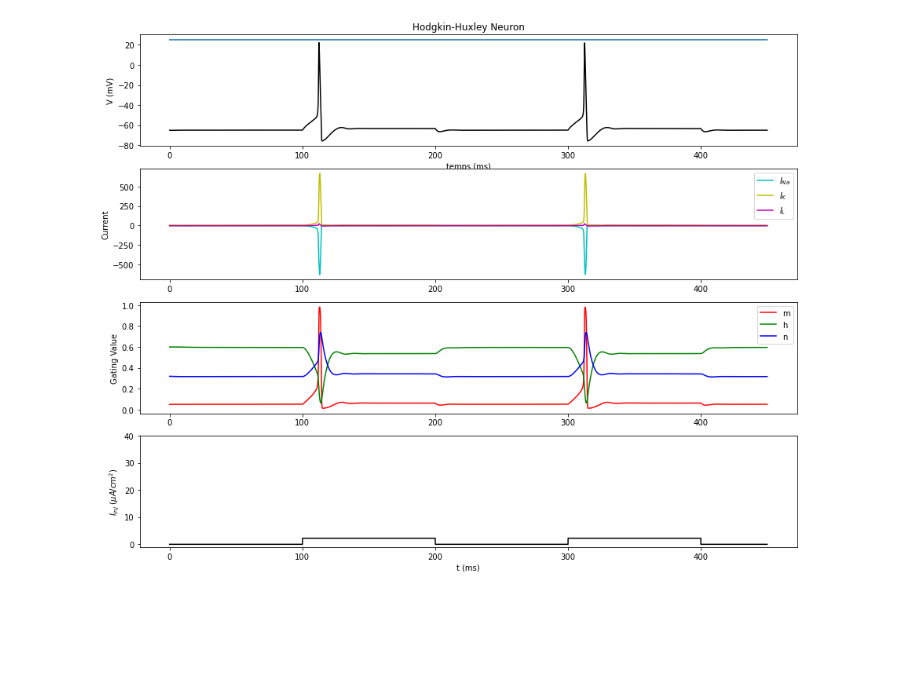
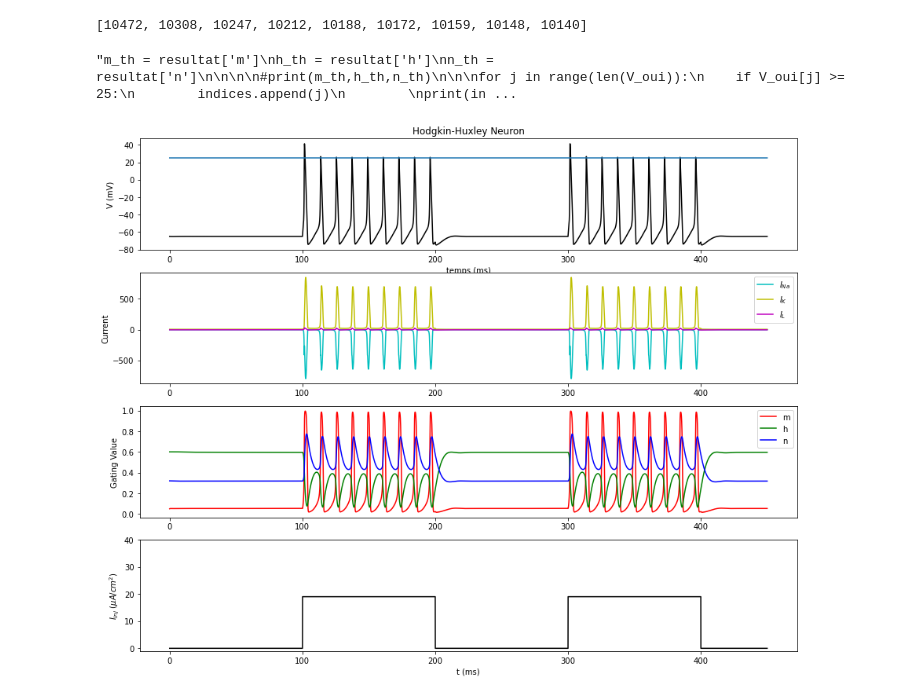
Before and after one commit to JulieDandrimont/MAT1919-Travail_final, a Jupyter notebook: brouillon.ipynb, the cells around one changed output. Cells and saved outputs as stored; diff of their text form; code cells hidden in the pictures; blank space fills up the shorter version.

```diff
--- a/brouillon.ipynb
+++ b/brouillon.ipynb
@@ -20,8 +20,7 @@ t = np.arange(00.0, 450.0, 0.01)
 
 # fonction définissant le courant entrant pour la simulation
 
-def I_inj(t): #2.2403775  2.2403777 2.2402->ne fire pas -- 2.24036(fire mais pas 25)
-    i = 2.24038
+def I_inj(t,i): #2.2404
     return i*(t>100) - i*(t>200) + i*(t>300) - i*(t>400)
 
 # valeurs initiales de courant global et pour chaque canal ionique
@@ -124,7 +125,7 @@ class HodgkinHuxley():
         V, m, h, n = X
 
 
-        dVdt = (I_inj(t) - self.I_Na(V, m, h) - self.I_K(V, n) - self.I_L(V)) / self.C_m
+        dVdt = (I_inj(t,i) - self.I_Na(V, m, h) - self.I_K(V, n) - self.I_L(V)) / self.C_m
         dmdt = self.alpha_m(V)*(1.0-m) - self.beta_m(V)*m
         dhdt = self.alpha_h(V)*(1.0-h) - self.beta_h(V)*h
         dndt = self.alpha_n(V)*(1.0-n) - self.beta_n(V)*n
@@ -182,38 +160,88 @@ y_line = [25]*len(t)
+# %%
+y_line = [25]*len(t)
+i_inj = [ n for n in range (3,20,2)]
+
+t_freq = i_inj
+
+for index in range(len(i_inj)):
+    #valeurs de courant
+    i = i_inj[index]
+
+    resultat = hh.simulation(t, val_init, I_inj)
+
+    V_oui = []
+    temps = []
+    V_oui = resultat['V']
+
+    #parcourt les résultats de V et cherche qui >= 25 et stock les temps
+    for j in range(len(V_oui)):
+
+        if V_oui[j] >= 25:
+            temps.append(j)
+    #print(temps)
+    t_freq[index] =temps[0]
+
+print(t_freq) #donne les premiers temps pour lesquels le neurone tire
+# %% [output]
+[10472, 10308, 10247, 10212, 10188, 10172, 10159, 10148, 10140]
+# %%
+
+
+indices = []
+V_oui = resultat['V'] #[11162]
+'''m_th = resultat['m']
+h_th = resultat['h']
+n_th =  resultat['n']
+
+
+
+#print(m_th,h_th,n_th)
+
+
+for j in range(len(V_oui)):
+    if V_oui[j] >= 25:
+        indices.append(j)
+
+print(indices)'''
+# %% [output]
+"m_th = resultat['m']\nh_th = resultat['h']\nn_th =  resultat['n']\n\n\n\n#print(m_th,h_th,n_th)\n\n\nfor j in range(len(V_oui)):\n    if V_oui[j] >= 25:\n        indices.append(j)\n        \nprint(in ...
 # %%
 # Affiche les résultats de l'expérience
 fig = plt.figure(figsize=(15,12))
+
+y_line = [25]*len(t)
 
 plt.subplot(4,1,1)
 plt.title('Hodgkin-Huxley Neuron')
 plt.plot(t, resultat['V'], 'k')
 plt.plot(t,y_line)
 plt.ylabel('V (mV)')
 plt.xlabel('temps (ms)')
 
 
 plt.subplot(4,1,2)
 plt.plot(t, resultat['ina'], 'c', label='$I_{Na}$')
 plt.plot(t, resultat['ik'], 'y', label='$I_{K}$')
 plt.plot(t, resultat['il'], 'm', label='$I_{L}$')
 plt.ylabel('Current')
 plt.legend()
 
 plt.subplot(4,1,3)
 plt.plot(t, resultat['m'], 'r', label='m')
 plt.plot(t, resultat['h'], 'g', label='h')
 plt.plot(t, resultat['n'], 'b', label='n')
 plt.ylabel('Gating Value')
 plt.legend()
 
 plt.subplot(4,1,4)
-plt.plot(t, I_inj(t), 'k')
+plt.plot(t, I_inj(t,i), 'k')
 plt.xlabel('t (ms)')
 plt.ylabel('$I_{inj}$ ($\\mu{A}/cm^2$)')
 plt.ylim(-1, 40)
 
-fig.savefig('Vm_[100-200][300-400].png')
+#fig.savefig('Vm_[100-200][300-400].png')
 
 
 plt.show()
 # %% [output]
-[figure, old version]
+[figure, new version]
```
Also changed, not shown: parts of 4 cells of this notebook, 4 other files.
